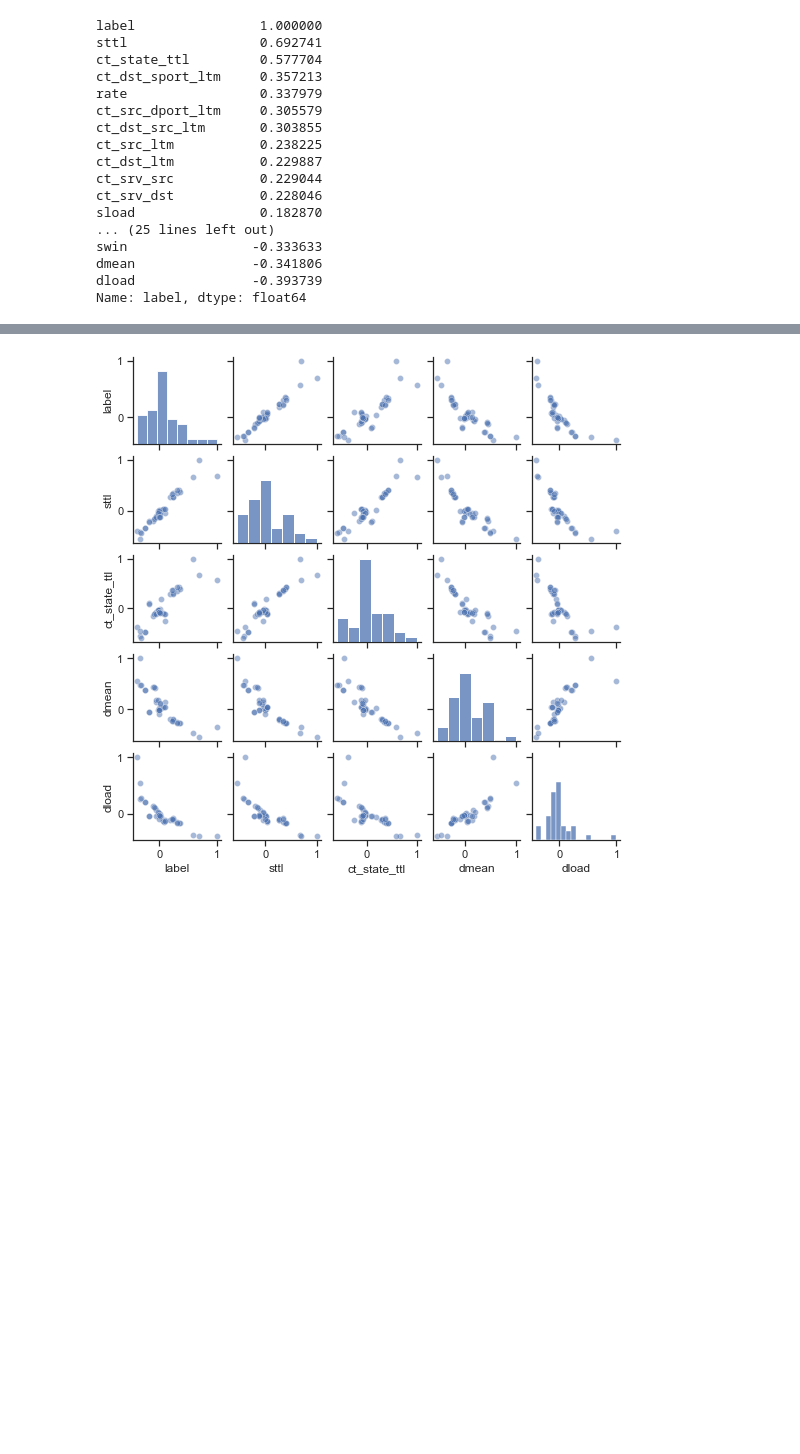
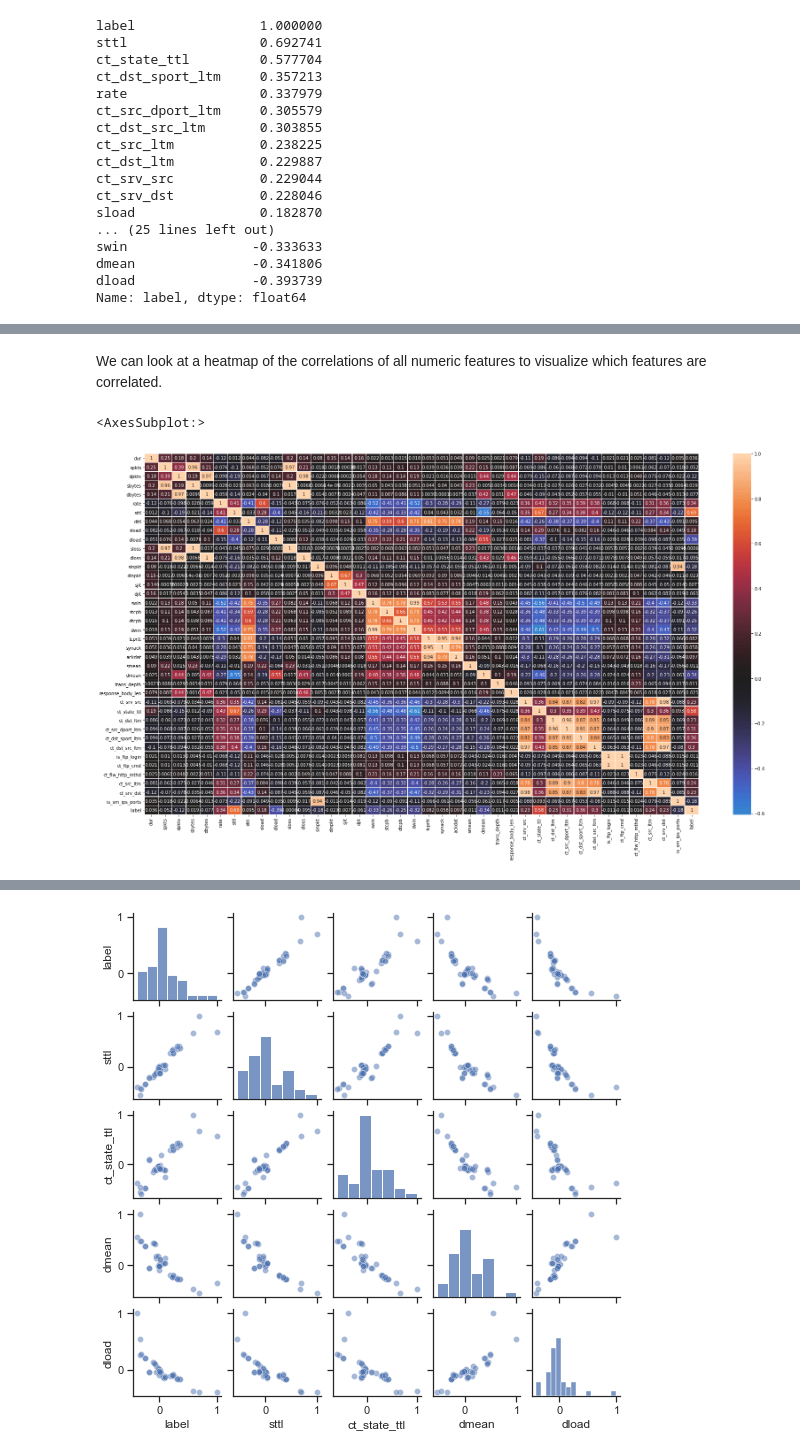
Before and after one commit to pvan1/DATA-606-Capstone, a Jupyter notebook: capstone-phase1.ipynb, the cells around one changed output, grey strips where cells are left out. Cells and saved outputs as stored; diff of their text form; code cells hidden in the pictures; blank space fills up the shorter version.

```diff
--- a/capstone-phase1.ipynb
+++ b/capstone-phase1.ipynb
@@ -196,0 +203,9 @@ Name: label, dtype: float64
+# %% [markdown]
+We can look at a heatmap of the correlations of all numeric features to visualize which features are correlated.
+# %%
+# correlation matrix heatmap
+plt.figure(figsize=(28,15))
+sns.heatmap(correlation_matrix, annot=True, linewidths=0.2, center=0)
+# %% [output]
+<AxesSubplot:>
+[figure, added]
```
Also changed, not shown: parts of 33 cells of this notebook.
